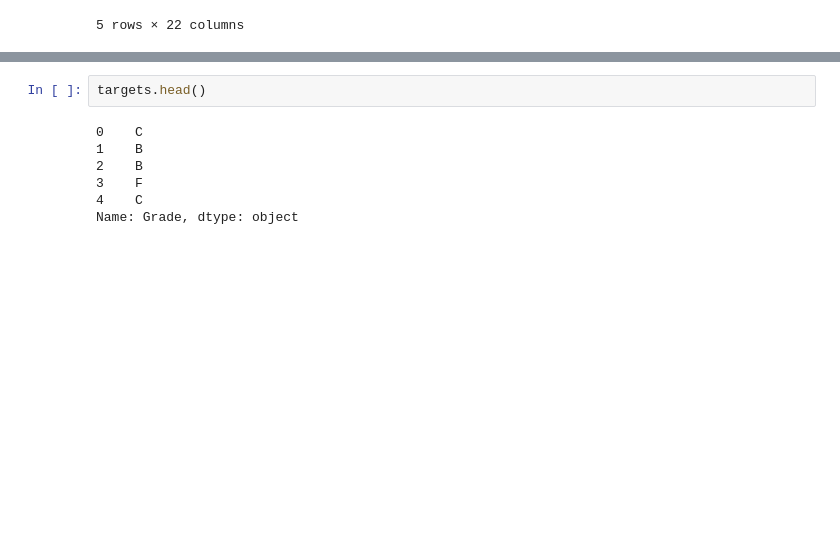
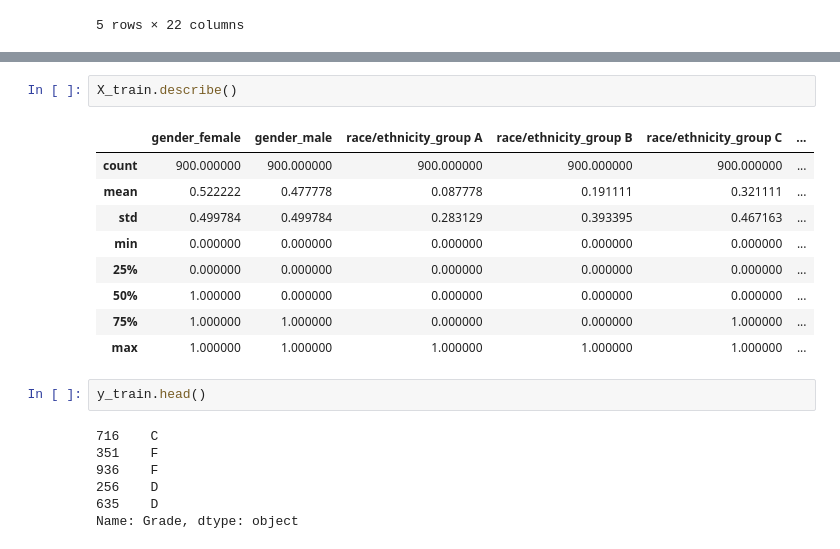
Before and after one commit to IzhanAli08/MyResearch, a Jupyter notebook: Feature Engineering and Model Building.ipynb, the cells around one changed output, grey strips where cells are left out. Saved outputs shown, nothing was run; the diff lists cells and outputs as text; blank space fills up the shorter version.

```diff
--- a/Feature Engineering and Model Building.ipynb
+++ b/Feature Engineering and Model Building.ipynb
@@ -139,9 +147,21 @@ X_train.head()
+# %%
+X_train.describe()
+# %% [output]
+|  | gender_female | gender_male | race/ethnicity_group A | race/ethnicity_group B | race/ethnicity_group C | ... |
+| count | 900.000000 | 900.000000 | 900.000000 | 900.000000 | 900.000000 | ... |
+| mean | 0.522222 | 0.477778 | 0.087778 | 0.191111 | 0.321111 | ... |
+| std | 0.499784 | 0.499784 | 0.283129 | 0.393395 | 0.467163 | ... |
+| min | 0.000000 | 0.000000 | 0.000000 | 0.000000 | 0.000000 | ... |
+| 25% | 0.000000 | 0.000000 | 0.000000 | 0.000000 | 0.000000 | ... |
+| 50% | 1.000000 | 0.000000 | 0.000000 | 0.000000 | 0.000000 | ... |
+| 75% | 1.000000 | 1.000000 | 0.000000 | 0.000000 | 1.000000 | ... |
+| max | 1.000000 | 1.000000 | 1.000000 | 1.000000 | 1.000000 | ... |
 # %%
-targets.head()
+y_train.head()
 # %% [output]
-0    C
-1    B
-2    B
-3    F
-4    C
+716    C
+351    F
+936    F
+256    D
+635    D
 Name: Grade, dtype: object
```
Also changed, not shown: parts of 23 cells of this notebook.
